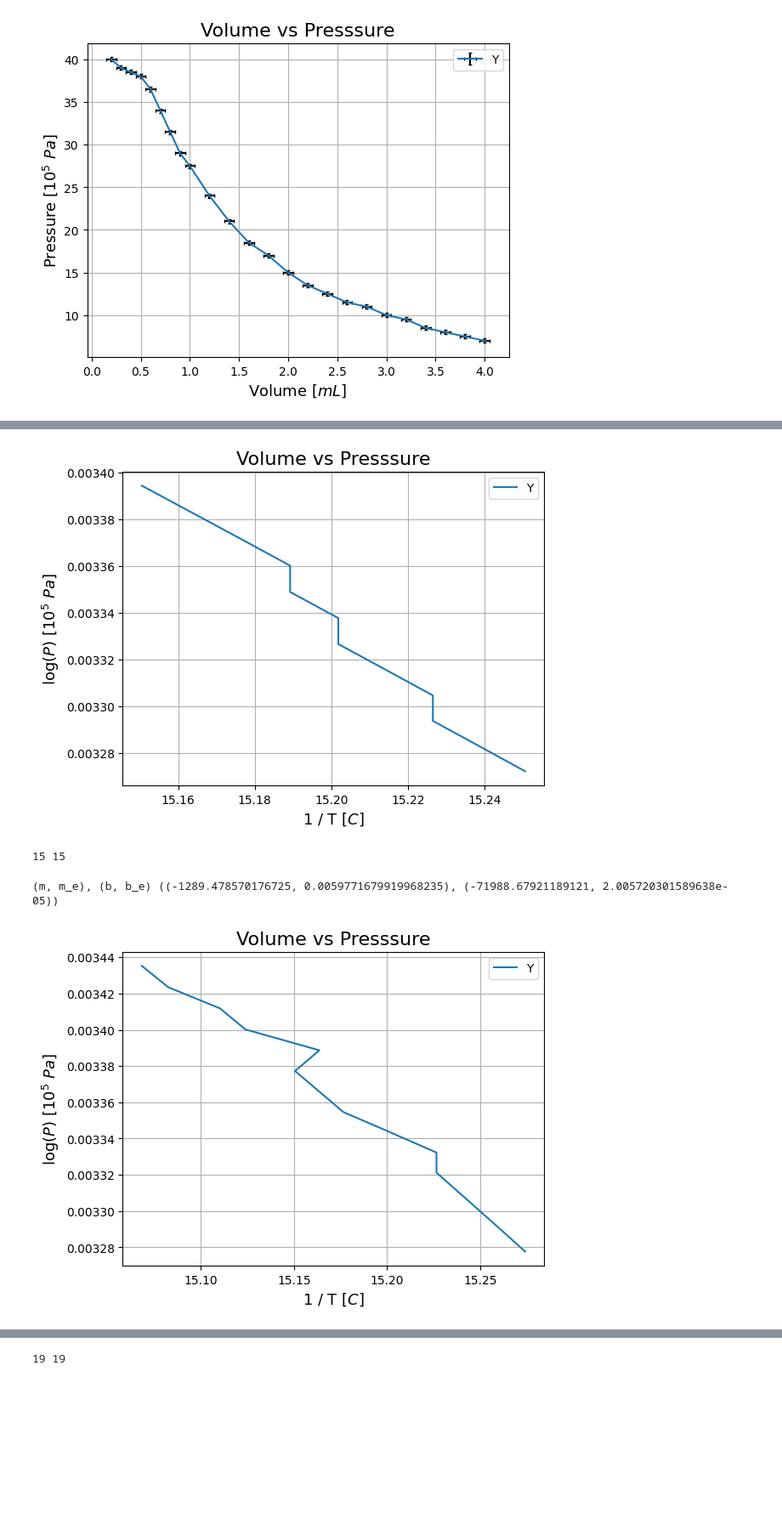
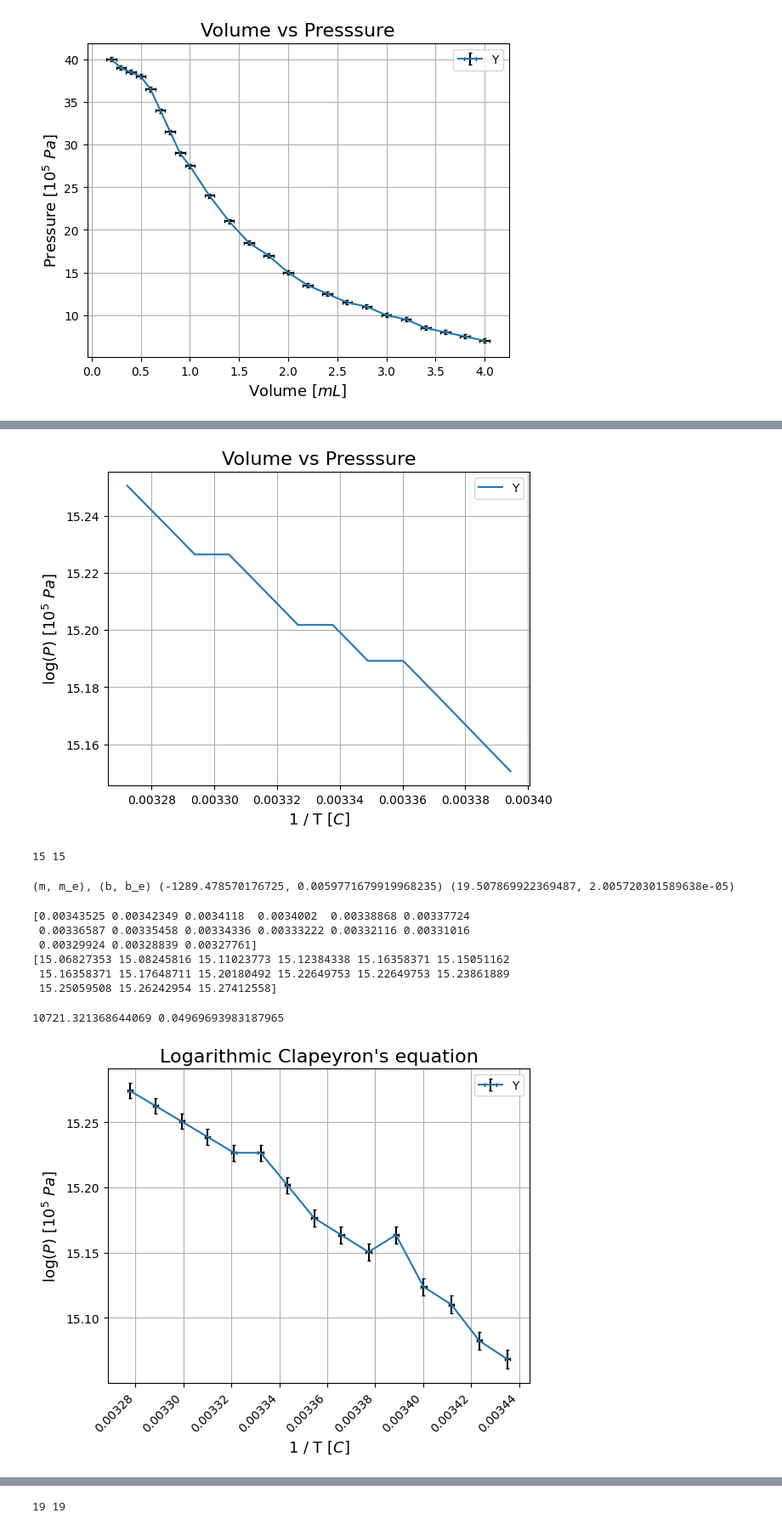
Before and after one commit to LuisGMM/UC3M-Statistics-LAB2, a Jupyter notebook: src/uc3m-statistics-lab2/data.ipynb, the cells around one changed output, grey strips where cells are left out. Shown: that part at 85% size. Cells and saved outputs as stored; diff of their text form; code cells hidden in the pictures; blank space fills up the shorter version.

```diff
--- a/src/uc3m-statistics-lab2/data.ipynb
+++ b/src/uc3m-statistics-lab2/data.ipynb
@@ -92,6 +130,6 @@ print('(m, m_e), (b, b_e)', leastsq(inv_temp, log_p, sigma=0.01))  # TODO: Pendi
 # %%
 plt.title(r'Volume vs Presssure', fontsize='16')
-plt.plot(log_p, inv_temp)
+plt.plot(inv_temp, log_p)
 # plt.errorbar(log_p, inv_temp, yerr=PSR_ERR, xerr=VOL_ERR, ecolor='black', capsize=1.5, linestyle='-',)
 plt.xlabel(r'1 / T $[C]$', fontsize='13')
 plt.ylabel(r'$\log(P) \ [10^5 \ Pa]$',fontsize='13')
@@ -100,10 +138,12 @@ plt.legend(('YvsX'),loc='best')
 plt.grid()
 plt.show()
 # %% [output]
-[figure, old version]
+[figure, new version]
 # %%
+# Estos son los datos buenos
+
 temperatures = (18.1, 19.1, 20.1, 21.1, 22.1, 23.1, 24.1, 25.1, 26.1, 27.1, 28.1, 29.1, 30.1, 31.1, 32.1)
-pressures = (35, 35.5, 36.5, 37, 38.5, 38, 38.5, 39, 40, 41, 41, 41.5, 42, 42.5, 43)
+pressures = np.array([35, 35.5, 36.5, 37, 38.5, 38, 38.5, 39, 40, 41, 41, 41.5, 42, 42.5, 43])
 
 print(len(temperatures), len(pressures))
 # %% [output]
@@ -122,19 +158,45 @@ inv_temp = inv_temp + 273
 inv_temp = 1 / inv_temp
 
 sigma = np.sum(inv_temp**2 * TMP_ERR) / len(inv_temp)
-# %%
-print('(m, m_e), (b, b_e)', leastsq(inv_temp, log_p, sigma=sigma))  # TODO: Pending to compute sigma, that one is not valid.
-# %% [output]
-(m, m_e), (b, b_e) ((-1289.478570176725, 0.0059771679919968235), (-71988.67921189121, 2.005720301589638e-05))
+# %%
+# Esto viene de la propagacion de errores
+
+log_psr_err = 1 / pressures * PSR_ERR
+inv_temp_err = inv_temp ** 2 * TMP_ERR
+# %%
+ms, bs = leastsq(inv_temp, log_p, sigma=sigma)
+m, m_e = ms
+b, b_e = bs
+print('(m, m_e), (b, b_e)', ms, bs)
+# %% [output]
+(m, m_e), (b, b_e) (-1289.478570176725, 0.0059771679919968235) (19.507869922369487, 2.005720301589638e-05)
+# %%
+print(inv_temp)
+print(log_p)
+# %% [output]
+[0.00343525 0.00342349 0.0034118  0.0034002  0.00338868 0.00337724
+ 0.00336587 0.00335458 0.00334336 0.00333222 0.00332116 0.00331016
+ 0.00329924 0.00328839 0.00327761]
+[15.06827353 15.08245816 15.11023773 15.12384338 15.16358371 15.15051162
+ 15.16358371 15.17648711 15.20180492 15.22649753 15.22649753 15.23861889
+ 15.25059508 15.26242954 15.27412558]
+# %%
+R = 8.31446261815324  # J⋅mol^−1⋅K^−1
+
+H_vap = - m * R
+H_vap_err = R * m_e
+
+print(H_vap, H_vap_err)
+# %% [output]
+10721.321368644069 0.04969693983187965
 # %%
-plt.title(r'Volume vs Presssure', fontsize='16')
-plt.plot(log_p, inv_temp)
-# plt.errorbar(log_p, inv_temp, yerr=PSR_ERR, xerr=VOL_ERR, ecolor='black', capsize=1.5, linestyle='-',)
+plt.title(r"Logarithmic Clapeyron's equation", fontsize='16')
+plt.errorbar(inv_temp, log_p, yerr=log_psr_err, xerr=inv_temp_err, ecolor='black', capsize=1.5, linestyle='-',)
 plt.xlabel(r'1 / T $[C]$', fontsize='13')
 plt.ylabel(r'$\log(P) \ [10^5 \ Pa]$',fontsize='13')
+plt.xticks(rotation=45, ha="right")
 plt.legend(('YvsX'),loc='best')
-# plt.savefig('Y_X.png
 plt.grid()
 plt.show()
 # %% [output]
-[figure, old version]
+[figure, new version]
```
Also changed, not shown: parts of 11 cells of this notebook, 1 other file.
